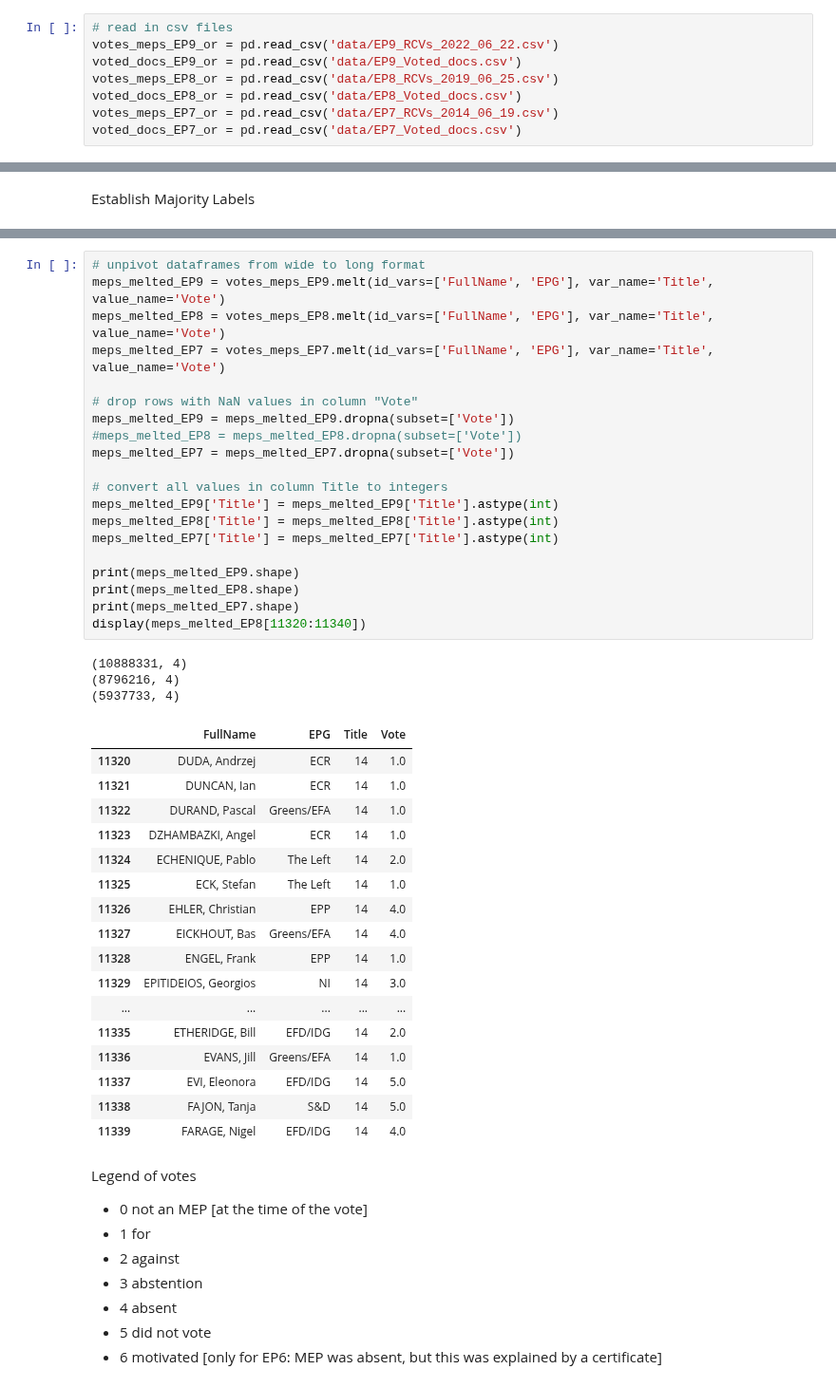
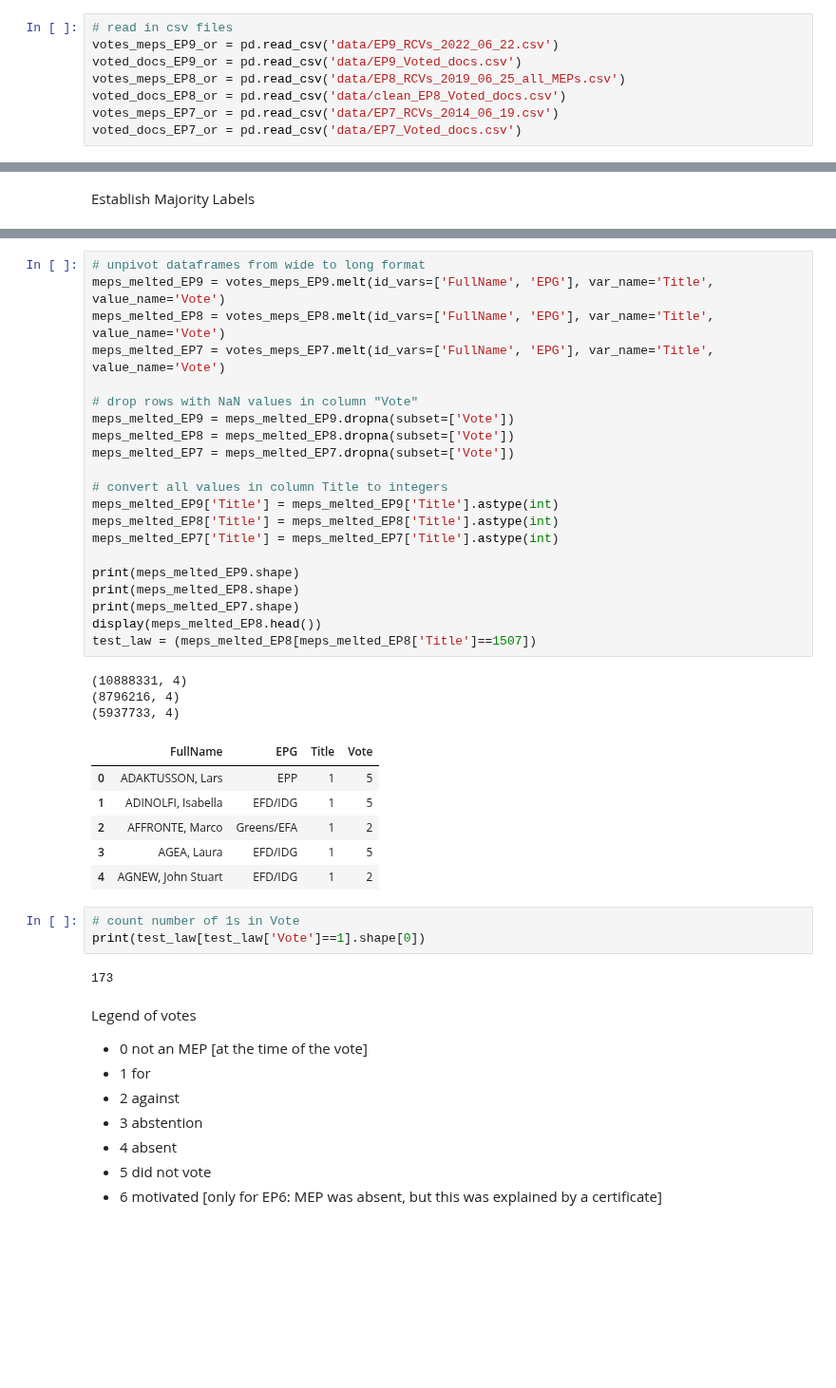
Before and after one commit to izu457/Thesis_Finetuning_GPT3.5_Political_Stance, a Jupyter notebook: EDA.ipynb, the cells around one changed output, grey strips where cells are left out. Shown at 95% size. Cells and saved outputs as stored; diff of their text form; blank space fills up the shorter version.

```diff
--- a/EDA.ipynb
+++ b/EDA.ipynb
@@ -26,8 +26,8 @@ import helper_functions as fu
 # read in csv files
 votes_meps_EP9_or = pd.read_csv('data/EP9_RCVs_2022_06_22.csv')
 voted_docs_EP9_or = pd.read_csv('data/EP9_Voted_docs.csv')
-votes_meps_EP8_or = pd.read_csv('data/EP8_RCVs_2019_06_25.csv')
-voted_docs_EP8_or = pd.read_csv('data/EP8_Voted_docs.csv')
+votes_meps_EP8_or = pd.read_csv('data/EP8_RCVs_2019_06_25_all_MEPs.csv')
+voted_docs_EP8_or = pd.read_csv('data/clean_EP8_Voted_docs.csv')
 votes_meps_EP7_or = pd.read_csv('data/EP7_RCVs_2014_06_19.csv')
 voted_docs_EP7_or = pd.read_csv('data/EP7_Voted_docs.csv')
 # %%
@@ -394,44 +378,39 @@ Number of NANs in EPG EP7: 0
 # %%
 # unpivot dataframes from wide to long format
 meps_melted_EP9 = votes_meps_EP9.melt(id_vars=['FullName', 'EPG'], var_name='Title', value_name='Vote')
 meps_melted_EP8 = votes_meps_EP8.melt(id_vars=['FullName', 'EPG'], var_name='Title', value_name='Vote')
 meps_melted_EP7 = votes_meps_EP7.melt(id_vars=['FullName', 'EPG'], var_name='Title', value_name='Vote')
 
 # drop rows with NaN values in column "Vote"
 meps_melted_EP9 = meps_melted_EP9.dropna(subset=['Vote'])
-#meps_melted_EP8 = meps_melted_EP8.dropna(subset=['Vote'])
+meps_melted_EP8 = meps_melted_EP8.dropna(subset=['Vote'])
 meps_melted_EP7 = meps_melted_EP7.dropna(subset=['Vote'])
 
 # convert all values in column Title to integers
 meps_melted_EP9['Title'] = meps_melted_EP9['Title'].astype(int)
 meps_melted_EP8['Title'] = meps_melted_EP8['Title'].astype(int)
 meps_melted_EP7['Title'] = meps_melted_EP7['Title'].astype(int)
 
 print(meps_melted_EP9.shape)
 print(meps_melted_EP8.shape)
 print(meps_melted_EP7.shape)
-display(meps_melted_EP8[11320:11340])
+display(meps_melted_EP8.head())
+test_law = (meps_melted_EP8[meps_melted_EP8['Title']==1507])
 # %% [output]
 (10888331, 4)
 (8796216, 4)
 (5937733, 4)
 |  | FullName | EPG | Title | Vote |
-| 11320 | DUDA, Andrzej | ECR | 14 | 1.0 |
-| 11321 | DUNCAN, Ian | ECR | 14 | 1.0 |
-| 11322 | DURAND, Pascal | Greens/EFA | 14 | 1.0 |
-| 11323 | DZHAMBAZKI, Angel | ECR | 14 | 1.0 |
-| 11324 | ECHENIQUE, Pablo | The Left | 14 | 2.0 |
-| 11325 | ECK, Stefan | The Left | 14 | 1.0 |
-| 11326 | EHLER, Christian | EPP | 14 | 4.0 |
-| 11327 | EICKHOUT, Bas | Greens/EFA | 14 | 4.0 |
-| 11328 | ENGEL, Frank | EPP | 14 | 1.0 |
-| 11329 | EPITIDEIOS, Georgios | NI | 14 | 3.0 |
-| ... | ... | ... | ... | ... |
-| 11335 | ETHERIDGE, Bill | EFD/IDG | 14 | 2.0 |
-| 11336 | EVANS, Jill | Greens/EFA | 14 | 1.0 |
-| 11337 | EVI, Eleonora | EFD/IDG | 14 | 5.0 |
-| 11338 | FAJON, Tanja | S&D | 14 | 5.0 |
-| 11339 | FARAGE, Nigel | EFD/IDG | 14 | 4.0 |
+| 0 | ADAKTUSSON, Lars | EPP | 1 | 5 |
+| 1 | ADINOLFI, Isabella | EFD/IDG | 1 | 5 |
+| 2 | AFFRONTE, Marco | Greens/EFA | 1 | 2 |
+| 3 | AGEA, Laura | EFD/IDG | 1 | 5 |
+| 4 | AGNEW, John Stuart | EFD/IDG | 1 | 2 |
+# %%
+# count number of 1s in Vote
+print(test_law[test_law['Vote']==1].shape[0])
+# %% [output]
+173
 # %% [markdown]
 Legend of votes
 - 0 not an MEP [at the time of the vote]
```
Also changed, not shown: parts of 38 cells of this notebook, 2 other files.
